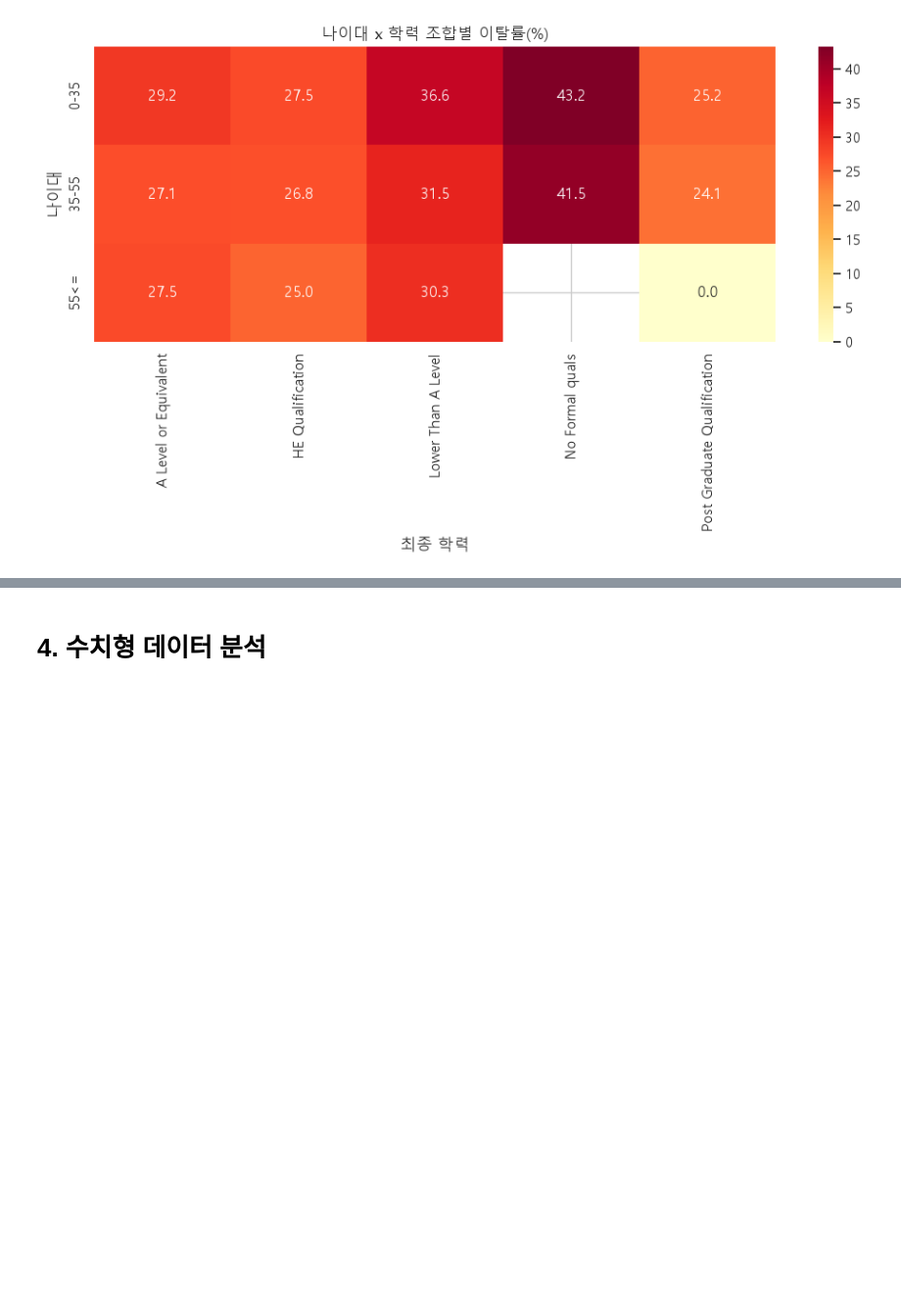
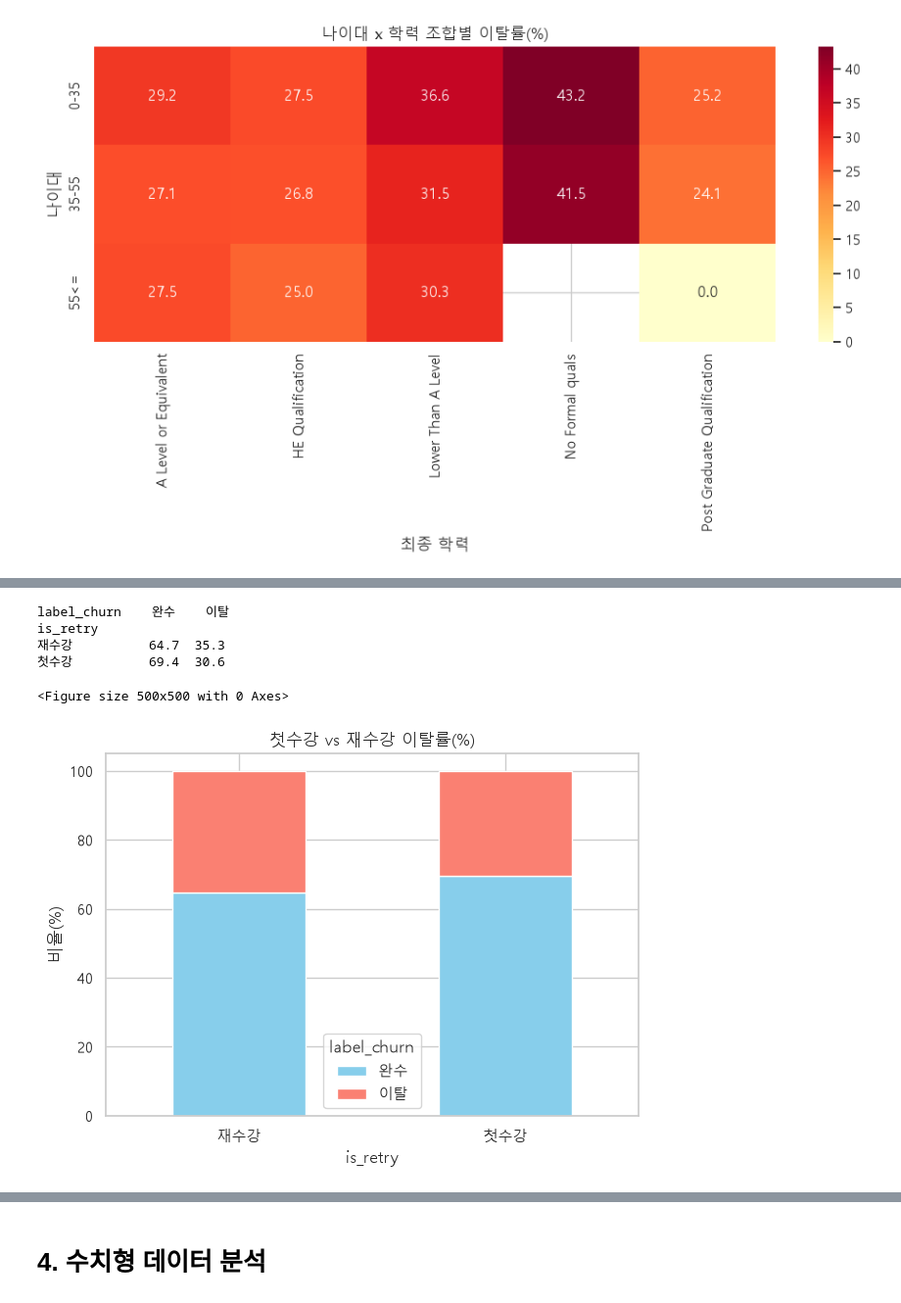
Before and after one commit to KimInSeok-DA/Team_Project_DA, a Jupyter notebook: Notebooks/01_Student_info_EDA.ipynb, the cells around one changed output, grey strips where cells are left out. Shown at 98% size. Cells and saved outputs as stored; diff of their text form; code cells hidden in the pictures; blank space fills up the shorter version.

```diff
--- a/Notebooks/01_Student_info_EDA.ipynb
+++ b/Notebooks/01_Student_info_EDA.ipynb
@@ -346,0 +487,25 @@ plt.show()
+# %%
+# num_of_prev_attempts가 0이면 "첫수강", 1 이상이면 "재수강"으로 새 컬럼을 만듭니다.
+info["is_retry"] = info["num_of_prev_attempts"].apply(lambda x: "재수강" if x > 0 else "첫수강")
+
+retry_rate = info.groupby("is_retry")["label_churn"].value_counts(normalize=True).unstack() * 100
+print(retry_rate.round(1))
+
+plt.figure(figsize=(5, 5))
+retry_rate[["완수", "이탈"]].plot(kind="bar", stacked=True, color=["skyblue", "salmon"])
+plt.title("첫수강 vs 재수강 이탈률(%)")
+plt.ylabel("비율(%)")
+plt.xticks(rotation=0)
+plt.tight_layout()
+plt.show()
+
+# [해석 포인트] 재수강생의 이탈률이 첫수강생보다 오히려 높게 나온다면,
+# "재수강 = 의지가 강한 그룹"이라는 통념과 반대되는 결과이므로
+# 고용노동부 훈련과정에서 재훈련생을 저위험군으로 안심하고 넘기면 안 됩니다.
+# %% [output]
+label_churn    완수    이탈
+is_retry
+재수강          64.7  35.3
+첫수강          69.4  30.6
+<Figure size 500x500 with 0 Axes>
+[figure, added]
```
Also changed, not shown: parts of 10 cells of this notebook.
